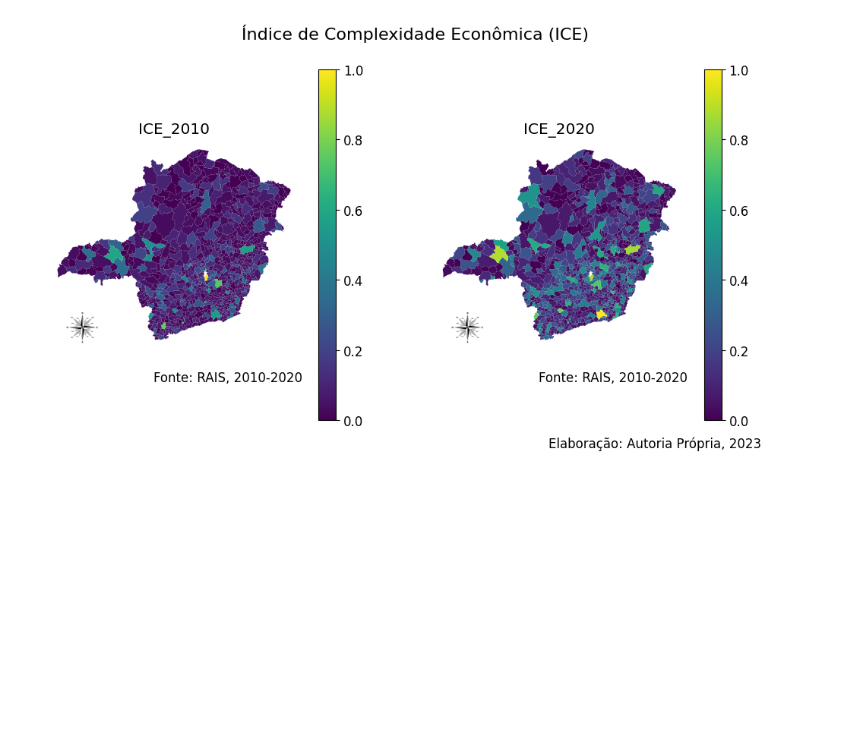
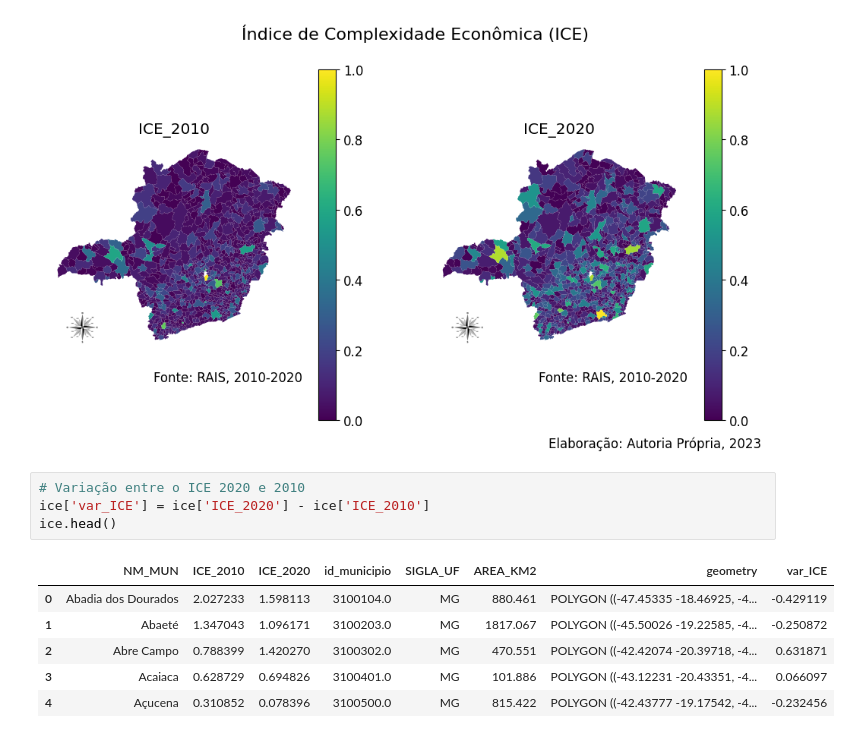
Before and after one commit to Leonardo-Dias-Up/Colab, a Jupyter notebook: DataViva_Atividade.ipynb, the cells around one changed output. Saved outputs shown, nothing was run; the diff lists cells and outputs as text; blank space fills up the shorter version.

```diff
--- a/DataViva_Atividade.ipynb
+++ b/DataViva_Atividade.ipynb
@@ -753,3 +759,14 @@ fig.text(0.91, 0.05, 'Elaboração: Autoria Própria, 2023', fontsize=12, ha='ri
 plt.show()
 # %% [output]
 [figure]
+# %%
+# Variação entre o ICE 2020 e 2010
+ice['var_ICE'] = ice['ICE_2020'] - ice['ICE_2010']
+ice.head()
+# %% [output]
+|  | NM_MUN | ICE_2010 | ICE_2020 | id_municipio | SIGLA_UF | AREA_KM2 | geometry | var_ICE |
+| 0 | Abadia dos Dourados | 2.027233 | 1.598113 | 3100104.0 | MG | 880.461 | POLYGON ((-47.45335 -18.46925, -4... | -0.429119 |
+| 1 | Abaeté | 1.347043 | 1.096171 | 3100203.0 | MG | 1817.067 | POLYGON ((-45.50026 -19.22585, -4... | -0.250872 |
+| 2 | Abre Campo | 0.788399 | 1.420270 | 3100302.0 | MG | 470.551 | POLYGON ((-42.42074 -20.39718, -4... | 0.631871 |
+| 3 | Acaiaca | 0.628729 | 0.694826 | 3100401.0 | MG | 101.886 | POLYGON ((-43.12231 -20.43351, -4... | 0.066097 |
+| 4 | Açucena | 0.310852 | 0.078396 | 3100500.0 | MG | 815.422 | POLYGON ((-42.43777 -19.17542, -4... | -0.232456 |
```
Also changed, not shown: parts of 2 cells of this notebook.
